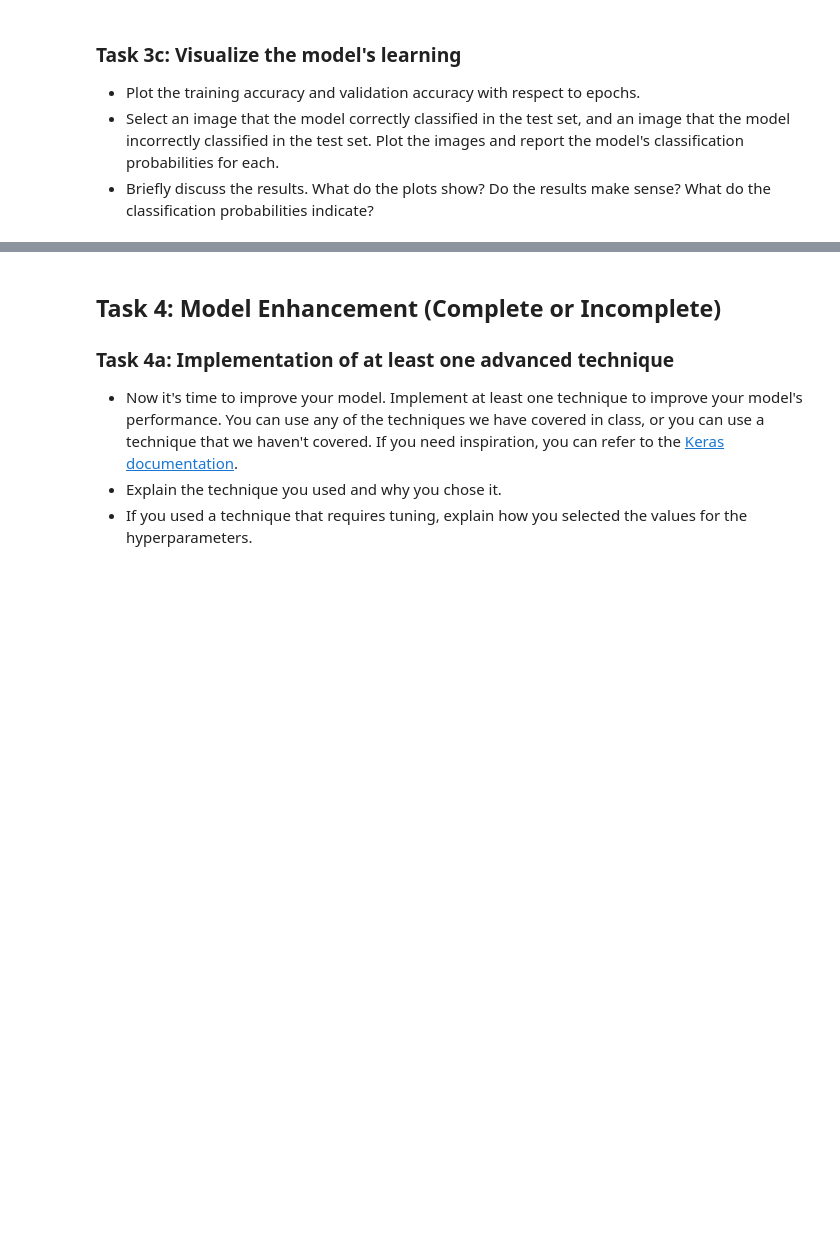
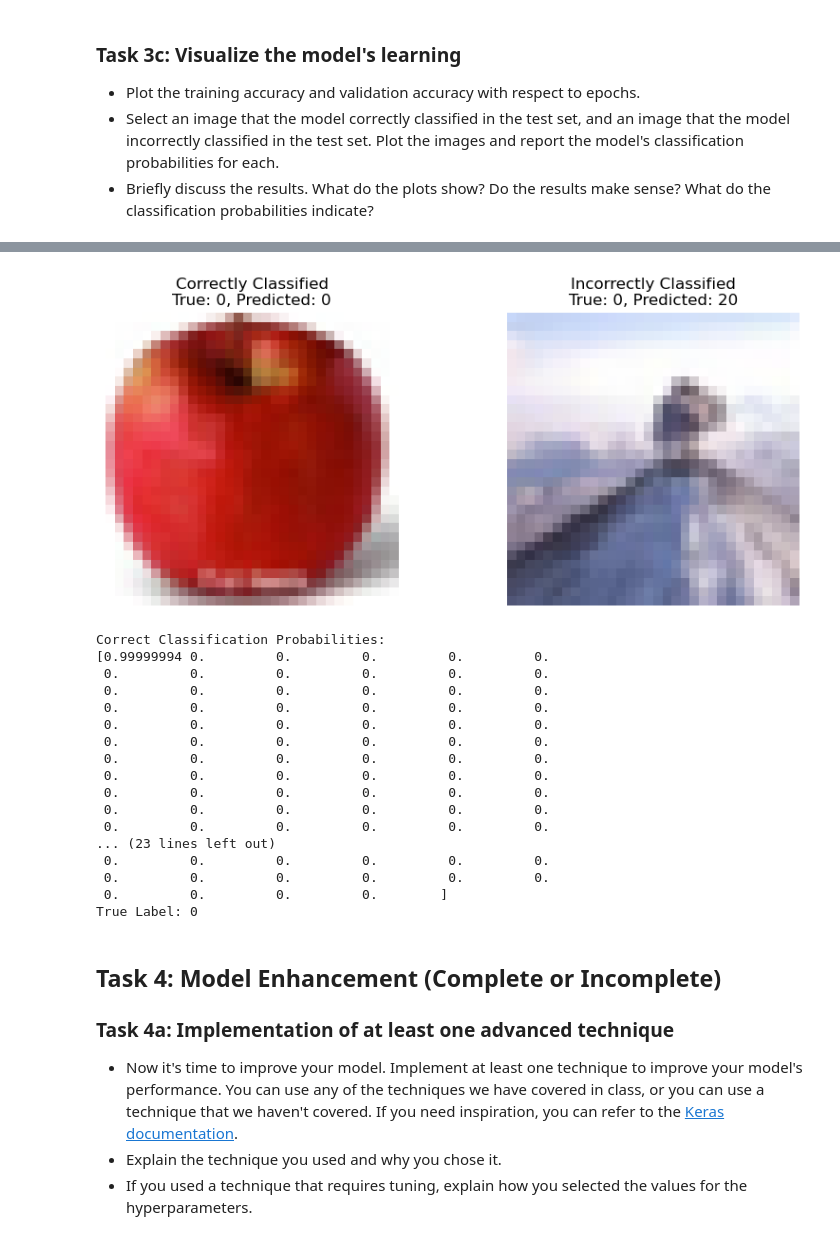
Before and after one commit to UofT-DSI/deep_learning, a Jupyter notebook: 02_activities/assignments/assignment_1.ipynb, the cells around one changed output, grey strips where cells are left out. Saved outputs shown, nothing was run; the diff lists cells and outputs as text; code cells hidden in the pictures; blank space fills up the shorter version.

```diff
--- a/02_activities/assignments/assignment_1.ipynb
+++ b/02_activities/assignments/assignment_1.ipynb
@@ -61,4 +205,20 @@ from keras import optimizers
 - Use a batch size of 32.
 - Use the validation set for validation.
 # %%
-# Your code here
+# Import necessary libraries
+import tensorflow as tf
+
+# Define the number of epochs
+num_epochs = 12
+
+# Set the batch size
+batch_size = 32
+
+# Train the model
+history = model.fit(
+    train_images_final,  # Training data
+    train_labels_final,  # Training labels
+    epochs=num_epochs,  # Number of epochs
+    batch_size=batch_size,  # Batch size
+    validation_data=(val_images, val_labels)  # Validation data
+)
@@ -83,3 +265,42 @@ from keras import optimizers
 - Briefly discuss the results. What do the plots show? Do the results make sense? What do the classification probabilities indicate?
 # %%
 # Your code here
+# Predict probabilities for test images
+predictions = model.predict(test_images)
+
+# Choose a correctly classified image
+correct_index = None
+for i in range(len(test_images)):
+    if np.argmax(predictions[i]) == np.argmax(test_labels[i]):
+        correct_index = i
+        break
+
+# Choose an incorrectly classified image
+incorrect_index = None
+for i in range(len(test_images)):
+    if np.argmax(predictions[i]) != np.argmax(test_labels[i]):
+        incorrect_index = i
+        break
+
+# Plot the correctly classified image
+plt.figure(figsize=(10, 4))
+plt.subplot(1, 2, 1)
+plt.imshow(test_images[correct_index])
+plt.title(f"Correctly Classified\nTrue: {np.argmax(test_labels[correct_index])}, Predicted: {np.argmax(predictions[correct_index])}")
+plt.axis('off')
+
+# Plot the incorrectly classified image
+plt.subplot(1, 2, 2)
+plt.imshow(test_images[incorrect_index])
+plt.title(f"Incorrectly Classified\nTrue: {np.argmax(test_labels[incorrect_index])}, Predicted: {np.argmax(predictions[incorrect_index])}")
+plt.axis('off')
+
+plt.show()
+
+# Display classification probabilities for both images
+print(f"Correct Classification Probabilities:\n{predictions[correct_index]}")
+print(f"True Label: {np.argmax(test_labels[correct_index])}\n")
+
+print(f"Incorrect Classification Probabilities:\n{predictions[incorrect_index]}")
+print(f"True Label: {np.argmax(test_labels[incorrect_index])}\n")
+# %% [output]
@@ -86,3 +308,21 @@ from keras import optimizers
+[figure, added]
+Correct Classification Probabilities:
+[0.99999994 0.         0.         0.         0.         0.
+ 0.         0.         0.         0.         0.         0.
+ 0.         0.         0.         0.         0.         0.
+ 0.         0.         0.         0.         0.         0.
+ 0.         0.         0.         0.         0.         0.
+ 0.         0.         0.         0.         0.         0.
+ 0.         0.         0.         0.         0.         0.
+ 0.         0.         0.         0.         0.         0.
+ 0.         0.         0.         0.         0.         0.
+ 0.         0.         0.         0.         0.         0.
+ 0.         0.         0.         0.         0.         0.
+... (23 lines left out)
+ 0.         0.         0.         0.         0.         0.
+ 0.         0.         0.         0.         0.         0.
+ 0.         0.         0.         0.        ]
+True Label: 0
 # %% [markdown]
 ## Task 4: Model Enhancement (Complete or Incomplete)
 ### Task 4a: Implementation of at least one advanced technique
```
Also changed, not shown: parts of 14 cells of this notebook, 1 other file.
